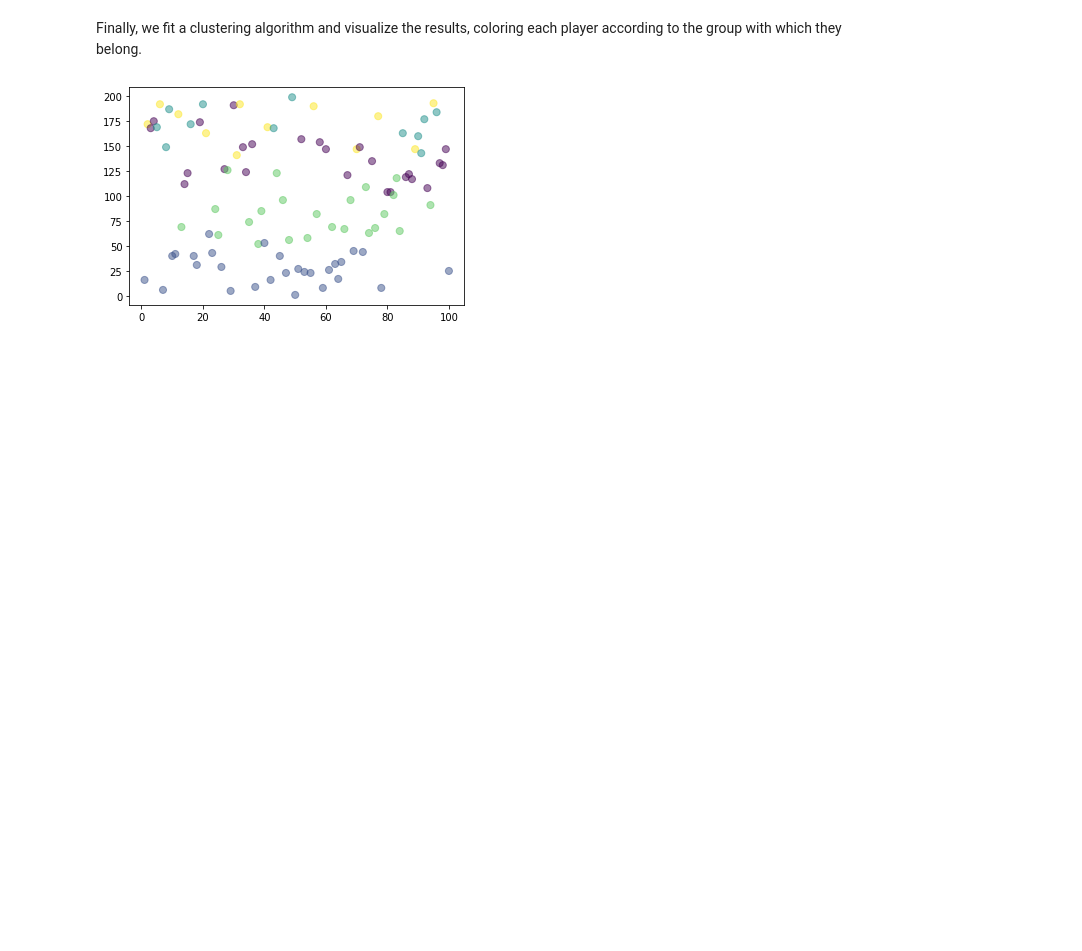
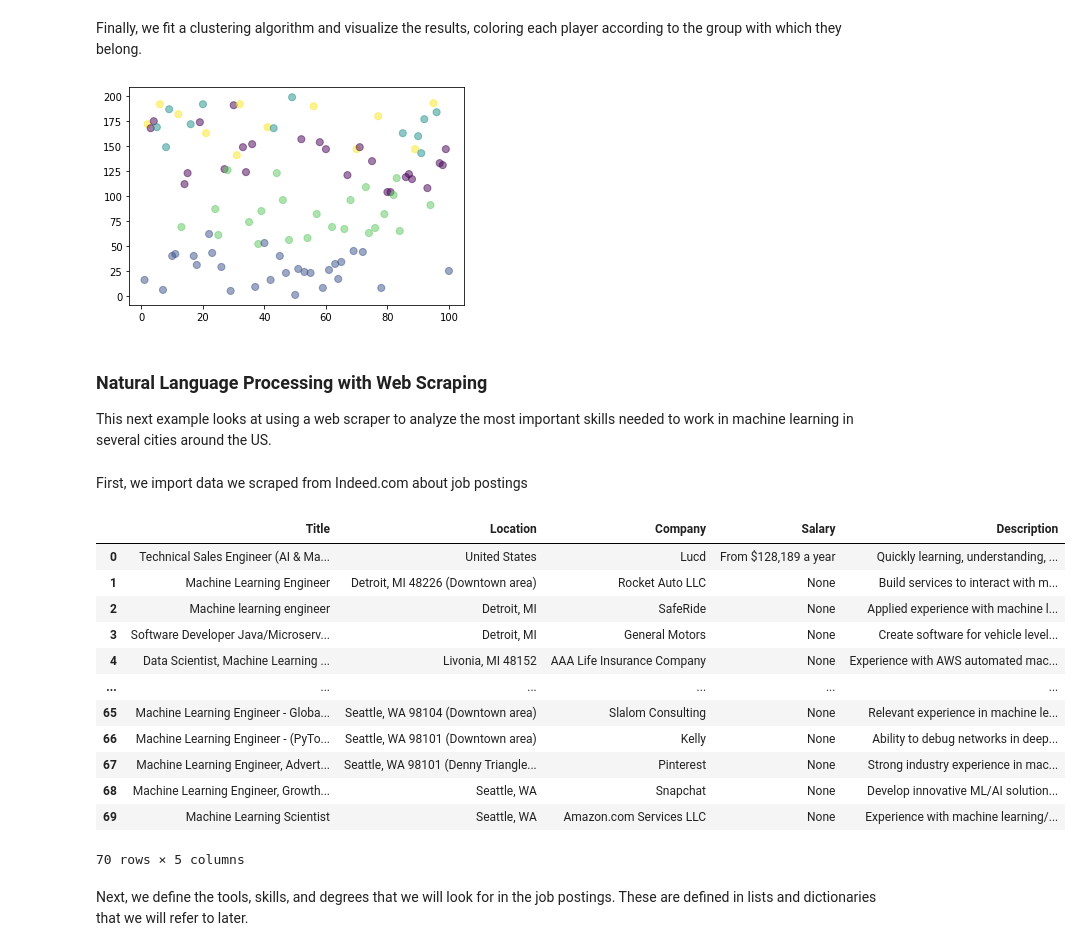
Before and after one commit to richeym-umich/workshops, a Jupyter notebook: Advanced_ML_Topics/Advanced_Machine_Learning_Topics.ipynb, the cells around one changed output. Saved outputs shown, nothing was run; the diff lists cells and outputs as text; code cells hidden in the pictures; blank space fills up the shorter version.

```diff
--- a/Advanced_ML_Topics/Advanced_Machine_Learning_Topics.ipynb
+++ b/Advanced_ML_Topics/Advanced_Machine_Learning_Topics.ipynb
@@ -431,3 +424,34 @@ plt.scatter(df['Player'], df['GP'], c= kmeans.labels_.astype(float), s=50, alpha
 plt.show()
 # %% [output]
 [figure]
+# %% [markdown]
+### Natural Language Processing with Web Scraping
+This next example looks at using a web scraper to analyze the most important skills needed to work in machine learning in several cities around the US.
+# %% [markdown]
+First, we import data we scraped from Indeed.com about job postings
+# %%
+import pandas as pd
+df_detroit = pd.read_csv('data_scientist_detroit.csv')
+df_houston = pd.read_csv('data_scientist_houston.csv')
+df_newyorkcity = pd.read_csv('data_scientist_newyorkcity.csv')
+df_sanjose = pd.read_csv('data_scientist_sanjose.csv')
+df_seattle = pd.read_csv('data_scientist_seattle.csv')
+
+df = pd.concat([df_detroit, df_houston, df_newyorkcity, df_sanjose, df_seattle], ignore_index=True).drop_duplicates().reset_index(drop=True)
+df
+# %% [output]
+|  | Title | Location | Company | Salary | Description |
+| 0 | Technical Sales Engineer (AI & Ma... | United States | Lucd | From $128,189 a year | Quickly learning, understanding, ... |
+| 1 | Machine Learning Engineer | Detroit, MI 48226 (Downtown area) | Rocket Auto LLC | None | Build services to interact with m... |
+| 2 | Machine learning engineer | Detroit, MI | SafeRide | None | Applied experience with machine l... |
+| 3 | Software Developer Java/Microserv... | Detroit, MI | General Motors | None | Create software for vehicle level... |
+| 4 | Data Scientist, Machine Learning ... | Livonia, MI 48152 | AAA Life Insurance Company | None | Experience with AWS automated mac... |
+| ... | ... | ... | ... | ... | ... |
+| 65 | Machine Learning Engineer - Globa... | Seattle, WA 98104 (Downtown area) | Slalom Consulting | None | Relevant experience in machine le... |
+| 66 | Machine Learning Engineer - (PyTo... | Seattle, WA 98101 (Downtown area) | Kelly | None | Ability to debug networks in deep... |
+| 67 | Machine Learning Engineer, Advert... | Seattle, WA 98101 (Denny Triangle... | Pinterest | None | Strong industry experience in mac... |
+| 68 | Machine Learning Engineer, Growth... | Seattle, WA | Snapchat | None | Develop innovative ML/AI solution... |
+| 69 | Machine Learning Scientist | Seattle, WA | Amazon.com Services LLC | None | Experience with machine learning/... |
+70 rows × 5 columns
+# %% [markdown]
+Next, we define the tools, skills, and degrees that we will look for in the job postings. These are defined in lists and dictionaries that we will refer to later.
```
Also changed, not shown: parts of 20 cells of this notebook.
